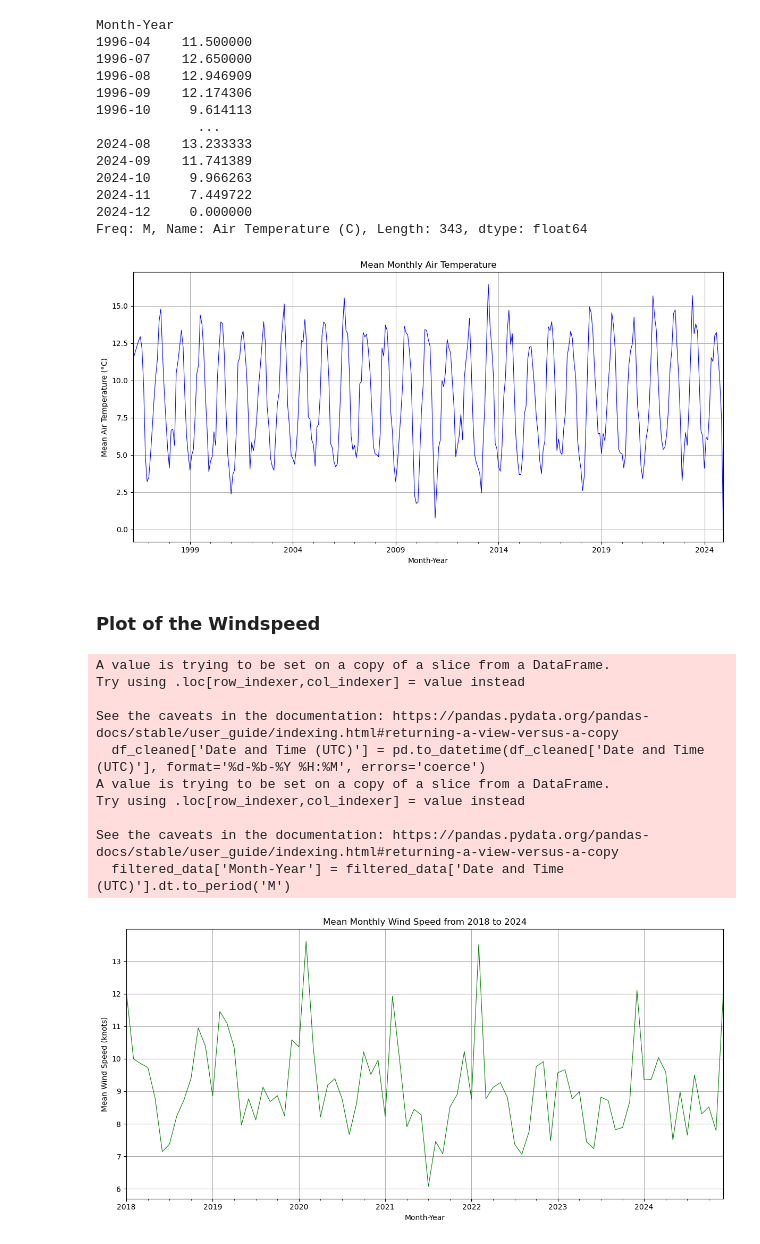
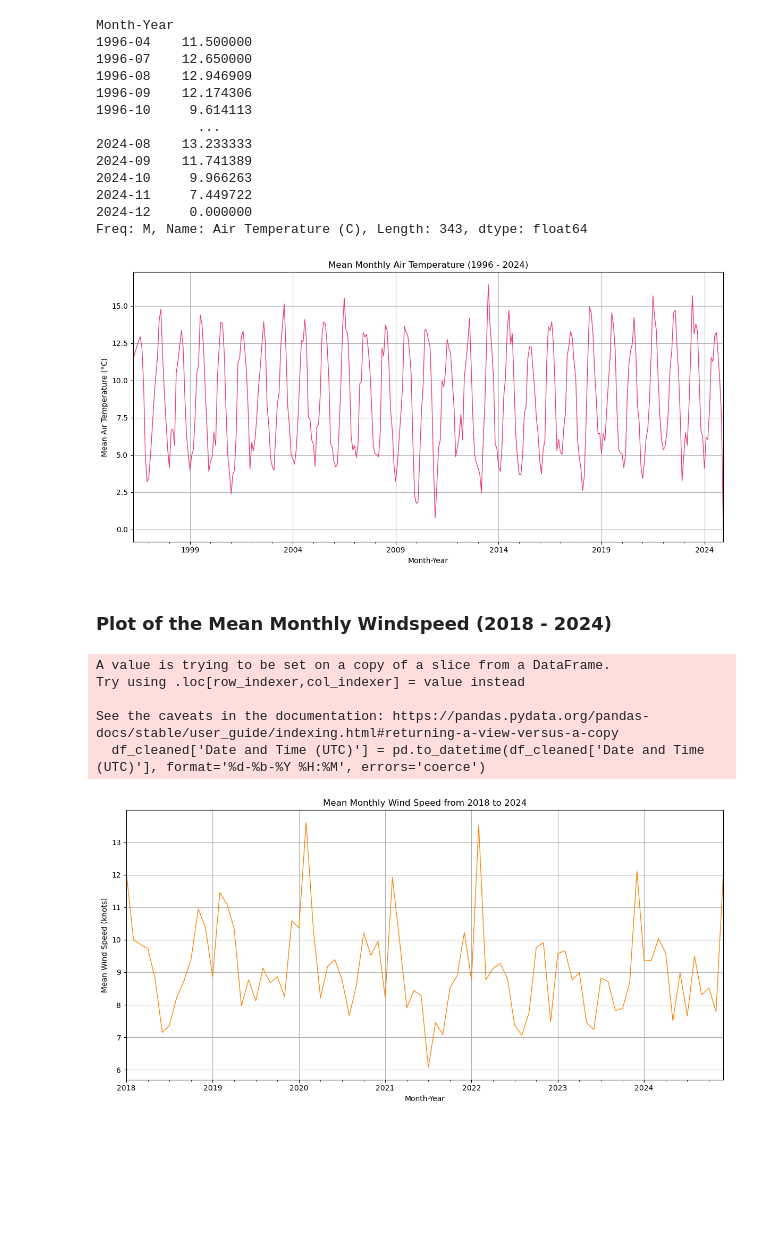
Before and after one commit to aoifeflav/PFDA-assignments, a Jupyter notebook: assignment_6_Weather.ipynb, the cells around one changed output. Saved outputs shown, nothing was run; the diff lists cells and outputs as text; code cells hidden in the pictures; blank space fills up the shorter version.

```diff
--- a/assignment_6_Weather.ipynb
+++ b/assignment_6_Weather.ipynb
@@ -123,33 +129,35 @@ Freq: M, Name: Air Temperature (C), Length: 343, dtype: float64
 # %%
 # Plot the monthly mean temp
 plt.figure(figsize=(12, 6))
-monthly_mean_temp.plot(kind='line', color='blue', linewidth=0.8)
-plt.title('Mean Monthly Air Temperature')
+monthly_mean_temp.plot(kind='line', color='#ea3a7a', linewidth=1)
+plt.title('Mean Monthly Air Temperature (1996 - 2024)')
 plt.xlabel('Month-Year')
 plt.ylabel('Mean Air Temperature (°C)')
 plt.grid(True)
 plt.tight_layout()
 plt.show()
 # %% [output]
-[figure, old version]
+[figure, new version]
 # %% [markdown]
-### Plot of the Windspeed
+### Plot of the Mean Monthly Windspeed (2018 - 2024)
 # %%
 # Treat blanks as NaN
 df['Mean Wind Speed (knot)'] = pd.to_numeric(df['Mean Wind Speed (knot)'], errors='coerce')
 
-# Drop rows where Wind Speed is NaN
+# drop rows where windspeed is NaN
 df_cleaned = df.dropna(subset=['Mean Wind Speed (knot)'])
 
 # Convert to datetime
 df_cleaned['Date and Time (UTC)'] = pd.to_datetime(df_cleaned['Date and Time (UTC)'], format='%d-%b-%Y %H:%M', errors='coerce')
 
-# Filter data for 2020 to 2024
+# Filter data for 2018 to 2024
 filtered_data = df_cleaned[(df_cleaned['Date and Time (UTC)'] >= '2018-01-01') &
-                           (df_cleaned['Date and Time (UTC)'] <= '2024-12-31')]
+                           (df_cleaned['Date and Time (UTC)'] <= '2024-12-31')].copy()
+
+# avoid copy warning
+filtered_data.loc[:, 'Month-Year'] = filtered_data['Date and Time (UTC)'].dt.to_period('M')
 
 # Calculate mean wind speed
-filtered_data['Month-Year'] = filtered_data['Date and Time (UTC)'].dt.to_period('M')
 monthly_mean_wind_speed = filtered_data.groupby('Month-Year')['Mean Wind Speed (knot)'].mean()
 # %% [output]
 A value is trying to be set on a copy of a slice from a DataFrame.
@@ -157,15 +165,10 @@ Try using .loc[row_indexer,col_indexer] = value instead
 
 See the caveats in the documentation: https://pandas.pydata.org/pandas-docs/stable/user_guide/indexing.html#returning-a-view-versus-a-copy
   df_cleaned['Date and Time (UTC)'] = pd.to_datetime(df_cleaned['Date and Time (UTC)'], format='%d-%b-%Y %H:%M', errors='coerce')
-A value is trying to be set on a copy of a slice from a DataFrame.
-Try using .loc[row_indexer,col_indexer] = value instead
-
-See the caveats in the documentation: https://pandas.pydata.org/pandas-docs/stable/user_guide/indexing.html#returning-a-view-versus-a-copy
-  filtered_data['Month-Year'] = filtered_data['Date and Time (UTC)'].dt.to_period('M')
 # %%
 # Plot the monthly mean wind speed
 plt.figure(figsize=(12, 6))
-monthly_mean_wind_speed.plot(kind='line', color='green', linewidth=0.8)
+monthly_mean_wind_speed.plot(kind='line', color='#f88408', linewidth=1)
 plt.title('Mean Monthly Wind Speed from 2018 to 2024')
 plt.xlabel('Month-Year')
 plt.ylabel('Mean Wind Speed (knots)')
@@ -173,4 +176,4 @@ plt.grid(True)
 plt.tight_layout()
 plt.show()
 # %% [output]
-[figure, old version]
+[figure, new version]
```
Also changed, not shown: parts of 21 cells of this notebook.
